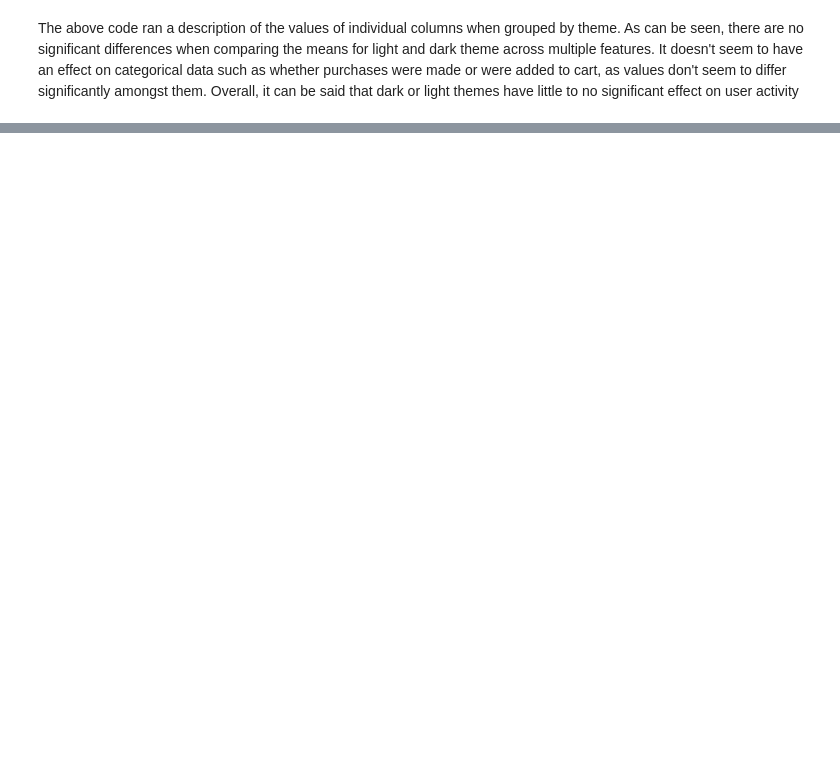
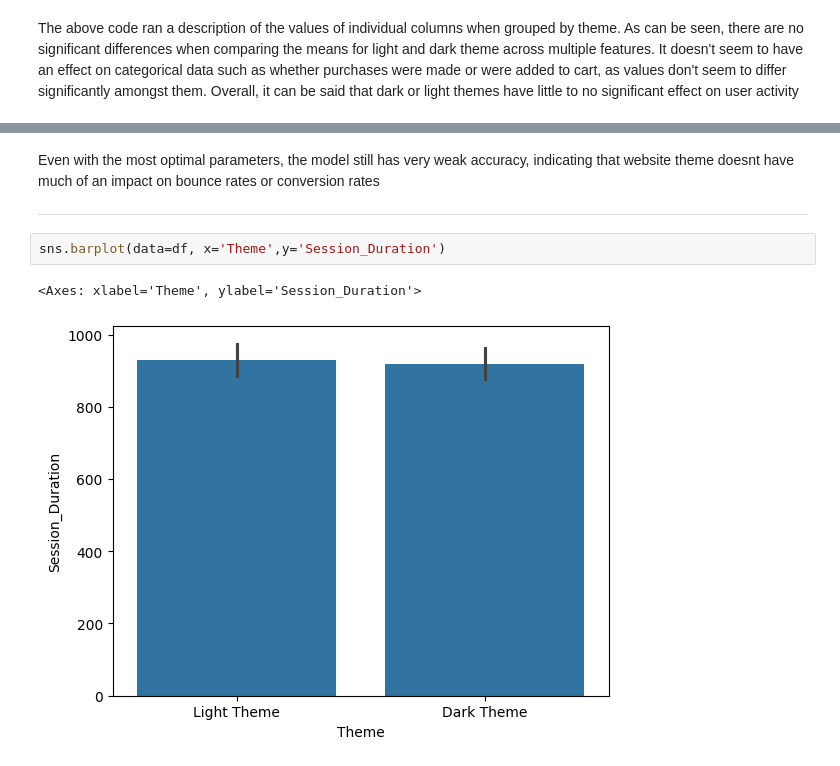
Before and after one commit to PhrogOfTheDay/WebsiteStatisticsAnalysis, a Jupyter notebook: Retention Analysis.ipynb, the cells around one changed output, grey strips where cells are left out. Saved outputs shown, nothing was run; the diff lists cells and outputs as text; blank space fills up the shorter version.

```diff
--- a/Retention Analysis.ipynb
+++ b/Retention Analysis.ipynb
@@ -205,0 +218,9 @@ df
+# %% [markdown]
+<p>Even with the most optimal parameters, the model still has very weak accuracy, indicating that website theme doesnt have much of an impact on bounce rates or conversion rates
+</p>
+<hr>
+# %%
+sns.barplot(data=df, x='Theme',y='Session_Duration')
+# %% [output]
+<Axes: xlabel='Theme', ylabel='Session_Duration'>
+[figure, added]
```
Also changed, not shown: parts of 38 cells of this notebook.
